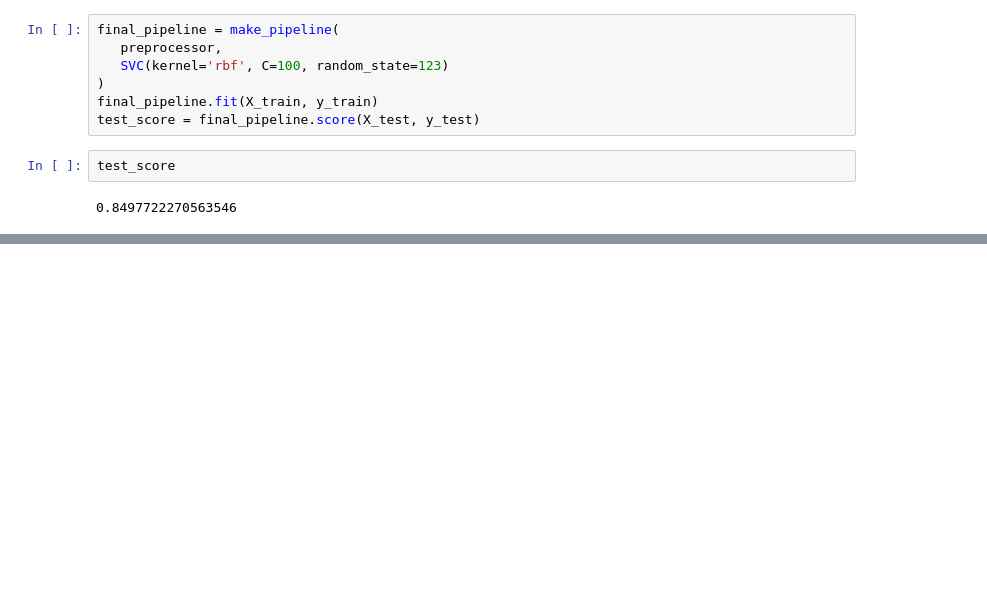
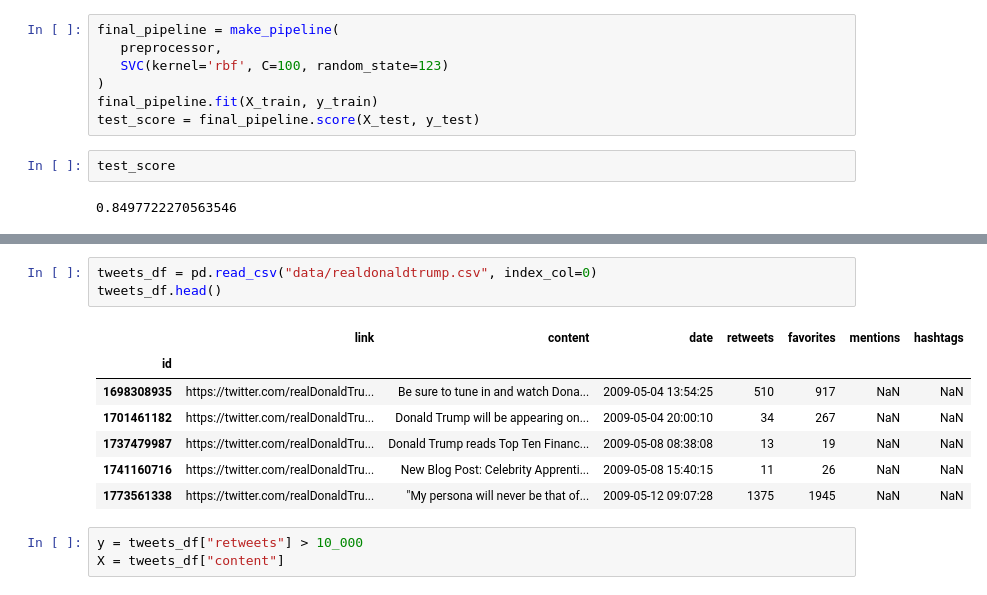
Before and after one commit to hesoru/ML_Practice, a Jupyter notebook: Classification_Problems.ipynb, the cells around one changed output, grey strips where cells are left out. Saved outputs shown, nothing was run; the diff lists cells and outputs as text; blank space fills up the shorter version.

```diff
--- a/Classification_Problems.ipynb
+++ b/Classification_Problems.ipynb
@@ -483,0 +475,14 @@ test_score
+# %%
+tweets_df = pd.read_csv("data/realdonaldtrump.csv", index_col=0)
+tweets_df.head()
+# %% [output]
+|  | link | content | date | retweets | favorites | mentions | hashtags |
+| id |  |  |  |  |  |  |  |
+| 1698308935 | https://twitter.com/realDonaldTru... | Be sure to tune in and watch Dona... | 2009-05-04 13:54:25 | 510 | 917 | NaN | NaN |
+| 1701461182 | https://twitter.com/realDonaldTru... | Donald Trump will be appearing on... | 2009-05-04 20:00:10 | 34 | 267 | NaN | NaN |
+| 1737479987 | https://twitter.com/realDonaldTru... | Donald Trump reads Top Ten Financ... | 2009-05-08 08:38:08 | 13 | 19 | NaN | NaN |
+| 1741160716 | https://twitter.com/realDonaldTru... | New Blog Post: Celebrity Apprenti... | 2009-05-08 15:40:15 | 11 | 26 | NaN | NaN |
+| 1773561338 | https://twitter.com/realDonaldTru... | "My persona will never be that of... | 2009-05-12 09:07:28 | 1375 | 1945 | NaN | NaN |
+# %%
+y = tweets_df["retweets"] > 10_000
+X = tweets_df["content"]
```
Also changed, not shown: parts of 53 cells of this notebook, 2 other files.
